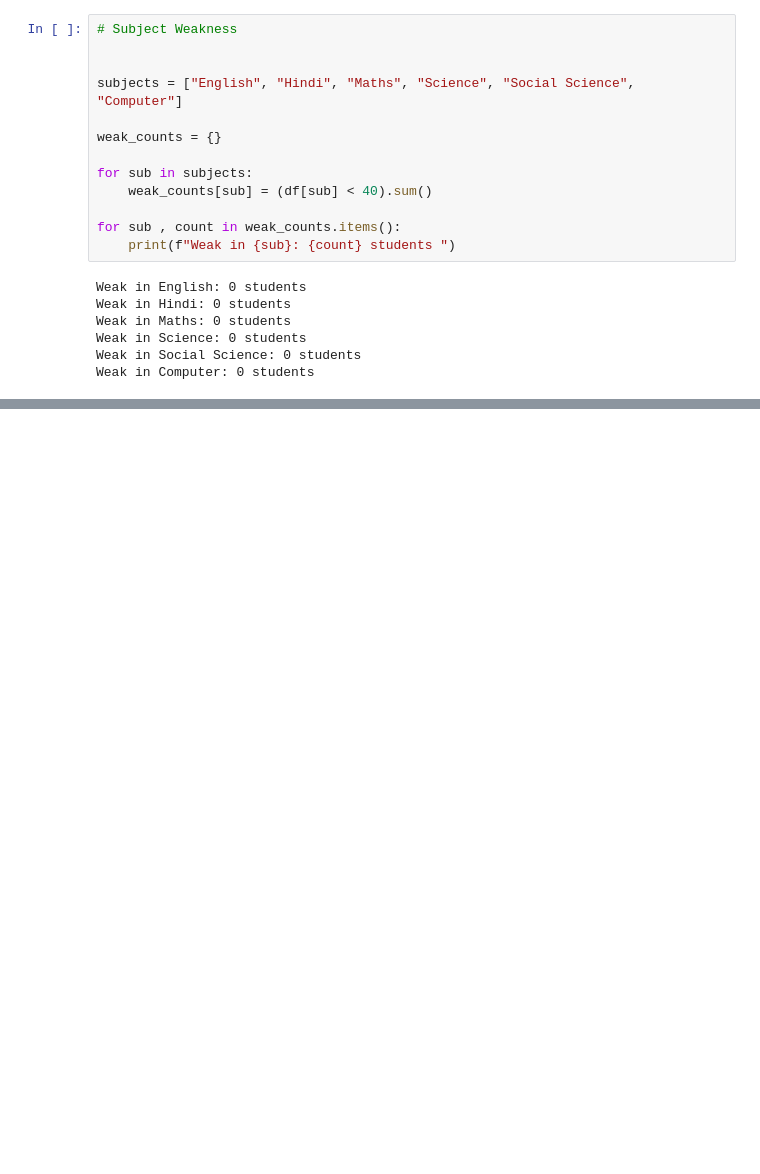
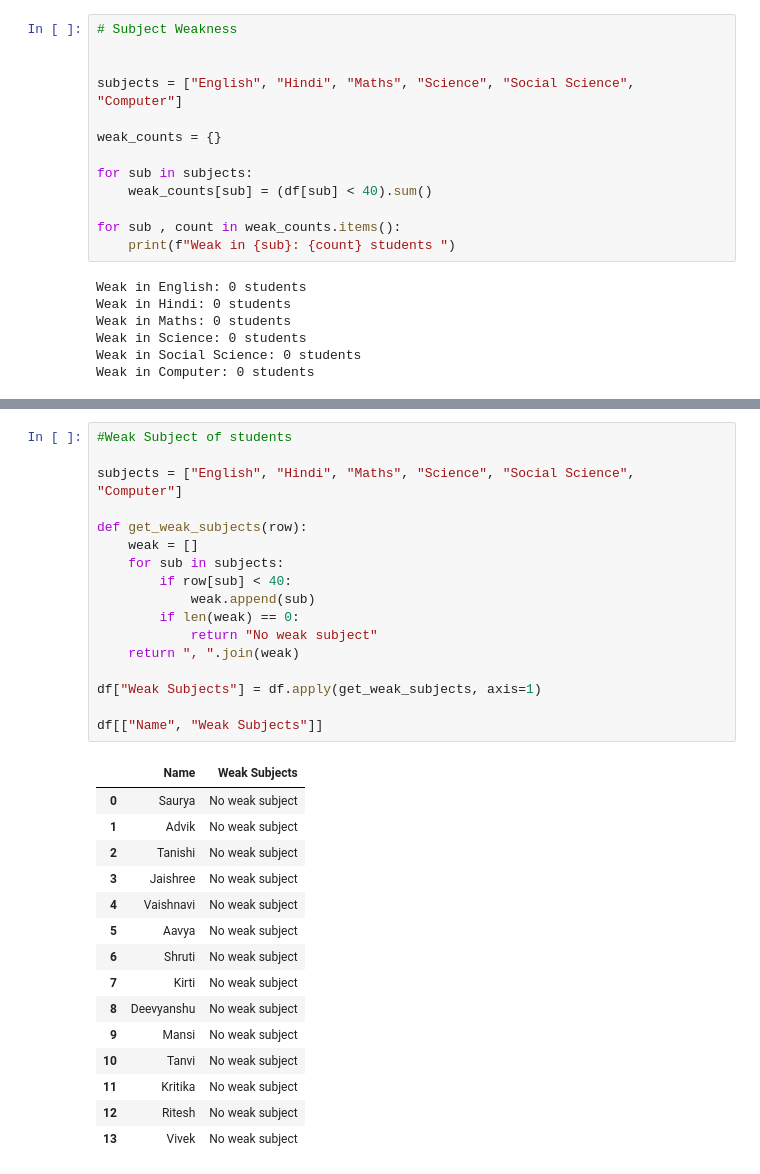
Before and after one commit to minzsurabhi-spec/Coaching-Performance-Analyzer, a Jupyter notebook: notebooks/analysis.ipynb, the cells around one changed output, grey strips where cells are left out. Cells and saved outputs as stored; diff of their text form; blank space fills up the shorter version.

```diff
--- a/notebooks/analysis.ipynb
+++ b/notebooks/analysis.ipynb
@@ -171,0 +202,33 @@ Weak in Computer: 0 students
+# %%
+#Weak Subject of students
+
+subjects = ["English", "Hindi", "Maths", "Science", "Social Science", "Computer"]
+
+def get_weak_subjects(row):
+    weak = []
+    for sub in subjects:
+        if row[sub] < 40:
+            weak.append(sub)
+        if len(weak) == 0:
+            return "No weak subject"
+    return ", ".join(weak)
+
+df["Weak Subjects"] = df.apply(get_weak_subjects, axis=1)
+
+df[["Name", "Weak Subjects"]]
+# %% [output]
+|  | Name | Weak Subjects |
+| 0 | Saurya | No weak subject |
+| 1 | Advik | No weak subject |
+| 2 | Tanishi | No weak subject |
+| 3 | Jaishree | No weak subject |
+| 4 | Vaishnavi | No weak subject |
+| 5 | Aavya | No weak subject |
+| 6 | Shruti | No weak subject |
+| 7 | Kirti | No weak subject |
+| 8 | Deevyanshu | No weak subject |
+| 9 | Mansi | No weak subject |
+| 10 | Tanvi | No weak subject |
+| 11 | Kritika | No weak subject |
+| 12 | Ritesh | No weak subject |
+| 13 | Vivek | No weak subject |
```
Also changed, not shown: parts of 7 cells of this notebook, 1 other file.
